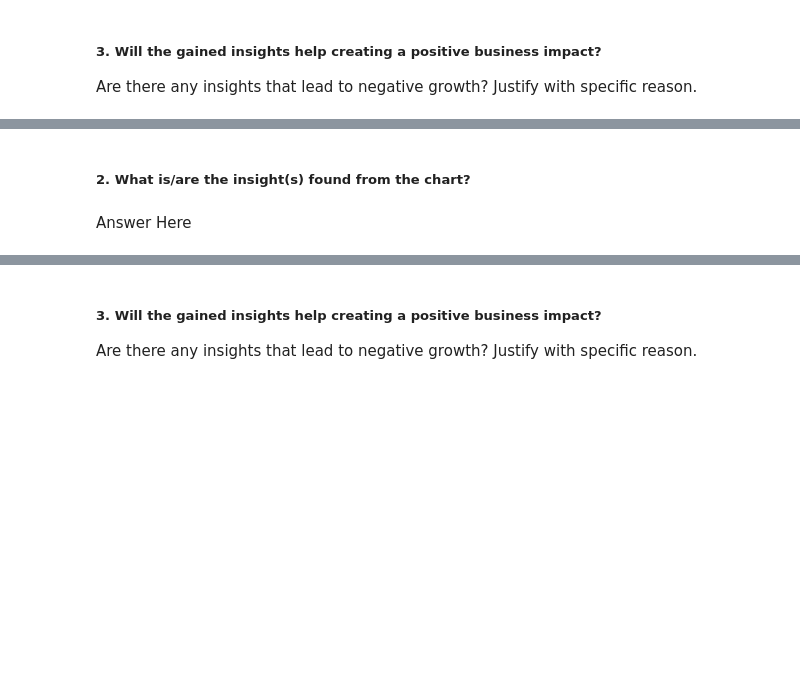
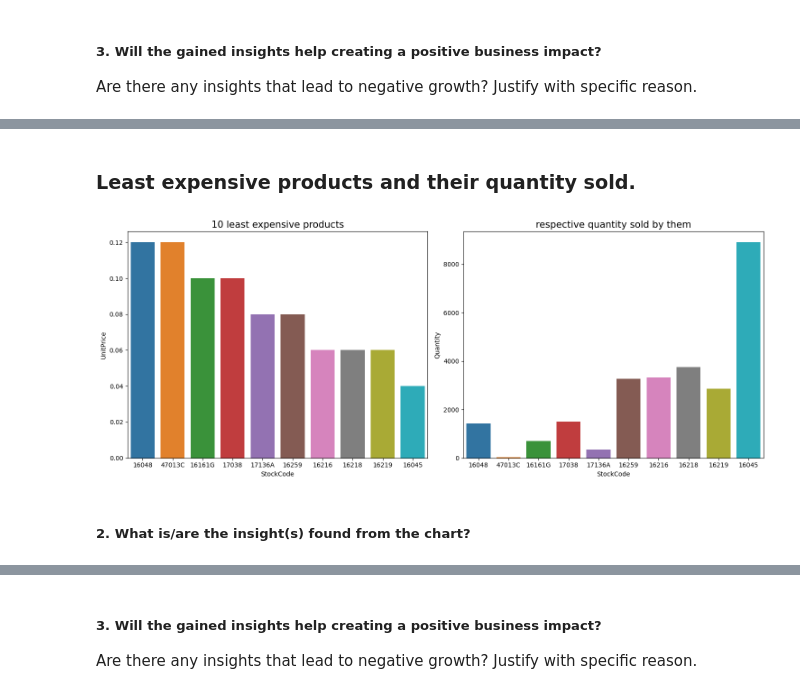
Before and after one commit to kd0176/Online-Retail-Customer-Segmentation, a Jupyter notebook: Online_Retail_Customer_Segmentation.ipynb, the cells around one changed output, grey strips where cells are left out. Cells and saved outputs as stored; diff of their text form; code cells hidden in the pictures; blank space fills up the shorter version.

```diff
--- a/Online_Retail_Customer_Segmentation.ipynb
+++ b/Online_Retail_Customer_Segmentation.ipynb
@@ -569,4 +662,19 @@ Answer Here.
+# %% [markdown]
+### Least expensive products and their quantity sold.
+# %%
+# defining figure size
+fig = plt.figure(figsize=(15,6))
+# ploting bar chart for 10 least expensive products
+plt.subplot(1, 2, 1)
+plt.title('10 least expensive products', fontdict={'size': 15})
+sns.barplot(x='StockCode',y='UnitPrice',data=unit_price_df.tail(10))
+
+# ploting qunatity sold by each of 10 least expensive products'
+plt.subplot(1, 2, 2)
+plt.title('respective quantity sold by them', fontdict={'size': 15})
+sns.barplot(x='StockCode',y='Quantity',data=unit_price_df.tail(10))
+plt.tight_layout()
+# %% [output]
+[figure, added]
 # %% [markdown]
 ##### 2. What is/are the insight(s) found from the chart?
-# %% [markdown]
-Answer Here
```
Also changed, not shown: parts of 55 cells of this notebook.
